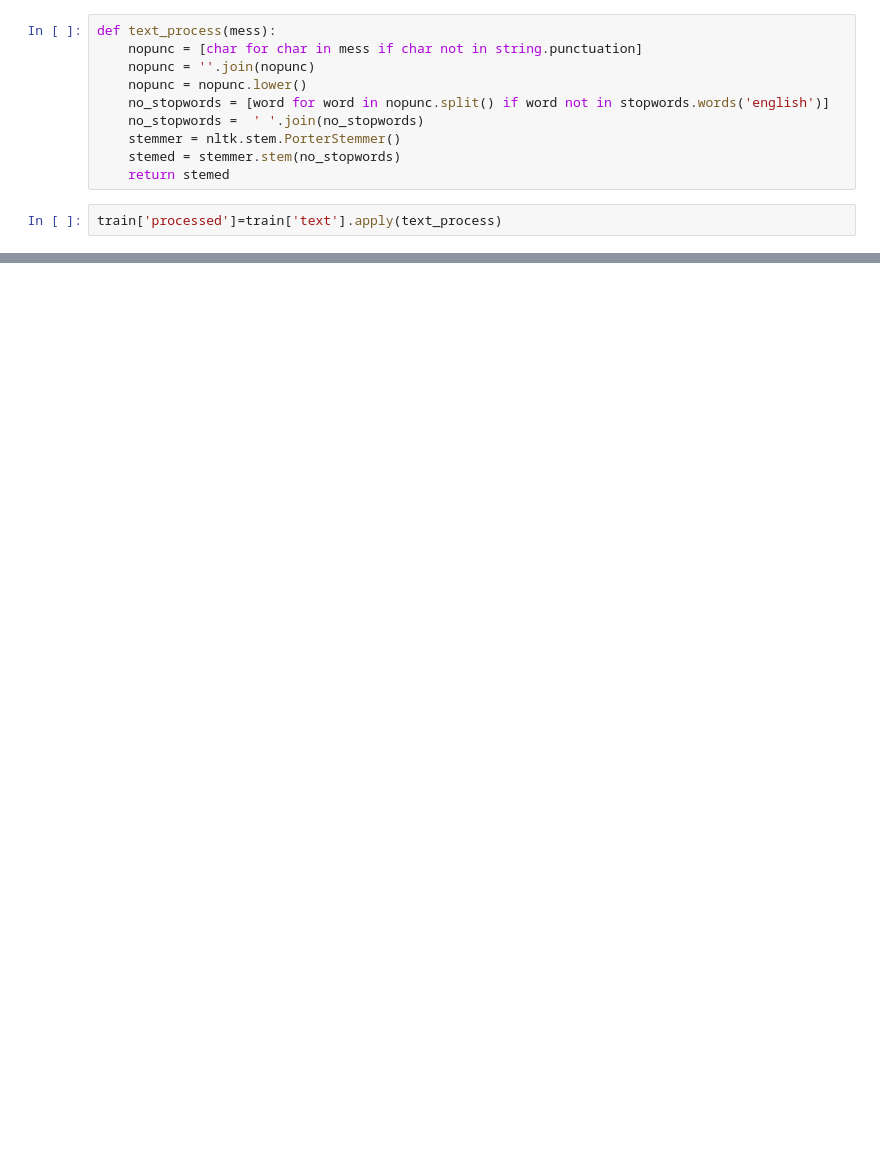
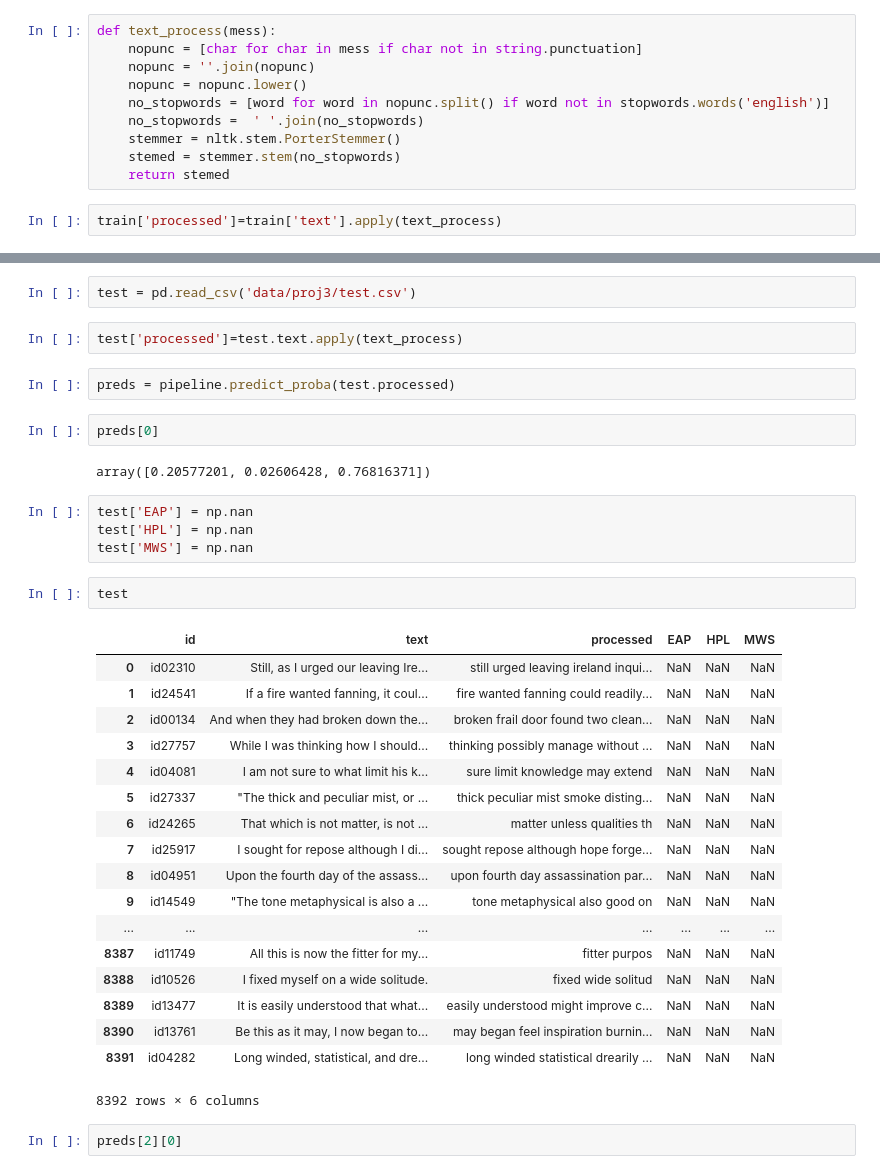
Before and after one commit to danjsiegel/DS_Masters_Capstone, a Jupyter notebook: project3.ipynb, the cells around one changed output, grey strips where cells are left out. Cells and saved outputs as stored; diff of their text form; blank space fills up the shorter version.

Commit message:
got a prediction

```diff
--- a/project3.ipynb
+++ b/project3.ipynb
@@ -33,0 +45,37 @@ pipeline = Pipeline([
+# %%
+test = pd.read_csv('data/proj3/test.csv')
+# %%
+test['processed']=test.text.apply(text_process)
+# %%
+preds = pipeline.predict_proba(test.processed)
+# %%
+preds[0]
+# %% [output]
+array([0.20577201, 0.02606428, 0.76816371])
+# %%
+test['EAP'] = np.nan
+test['HPL'] = np.nan
+test['MWS'] = np.nan
+# %%
+test
+# %% [output]
+|  | id | text | processed | EAP | HPL | MWS |
+| 0 | id02310 | Still, as I urged our leaving Ire... | still urged leaving ireland inqui... | NaN | NaN | NaN |
+| 1 | id24541 | If a fire wanted fanning, it coul... | fire wanted fanning could readily... | NaN | NaN | NaN |
+| 2 | id00134 | And when they had broken down the... | broken frail door found two clean... | NaN | NaN | NaN |
+| 3 | id27757 | While I was thinking how I should... | thinking possibly manage without ... | NaN | NaN | NaN |
+| 4 | id04081 | I am not sure to what limit his k... | sure limit knowledge may extend | NaN | NaN | NaN |
+| 5 | id27337 | "The thick and peculiar mist, or ... | thick peculiar mist smoke disting... | NaN | NaN | NaN |
+| 6 | id24265 | That which is not matter, is not ... | matter unless qualities th | NaN | NaN | NaN |
+| 7 | id25917 | I sought for repose although I di... | sought repose although hope forge... | NaN | NaN | NaN |
+| 8 | id04951 | Upon the fourth day of the assass... | upon fourth day assassination par... | NaN | NaN | NaN |
+| 9 | id14549 | "The tone metaphysical is also a ... | tone metaphysical also good on | NaN | NaN | NaN |
+| ... | ... | ... | ... | ... | ... | ... |
+| 8387 | id11749 | All this is now the fitter for my... | fitter purpos | NaN | NaN | NaN |
+| 8388 | id10526 | I fixed myself on a wide solitude. | fixed wide solitud | NaN | NaN | NaN |
+| 8389 | id13477 | It is easily understood that what... | easily understood might improve c... | NaN | NaN | NaN |
+| 8390 | id13761 | Be this as it may, I now began to... | may began feel inspiration burnin... | NaN | NaN | NaN |
+| 8391 | id04282 | Long winded, statistical, and dre... | long winded statistical drearily ... | NaN | NaN | NaN |
+8392 rows × 6 columns
+# %%
+preds[2][0]
```
Also changed, not shown: parts of 13 cells of this notebook, 4 other files.
